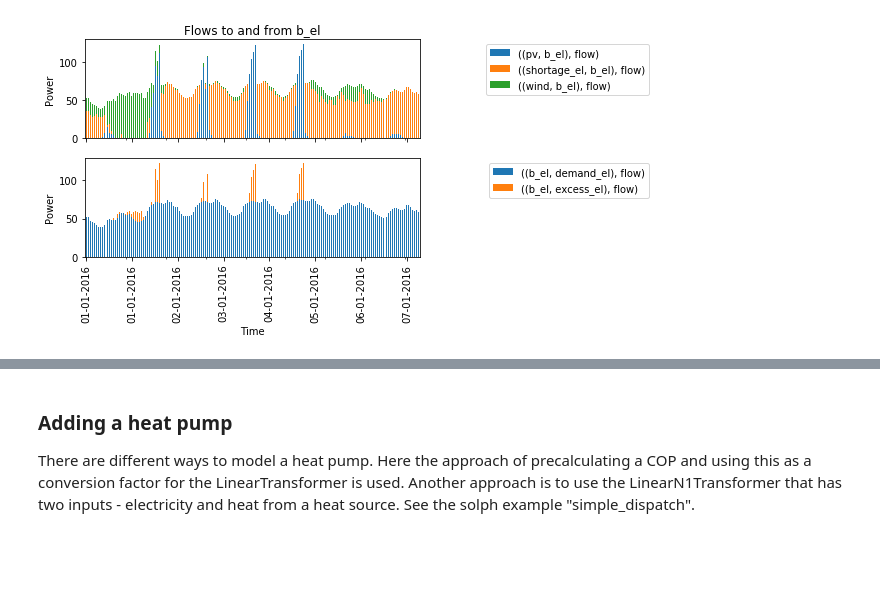
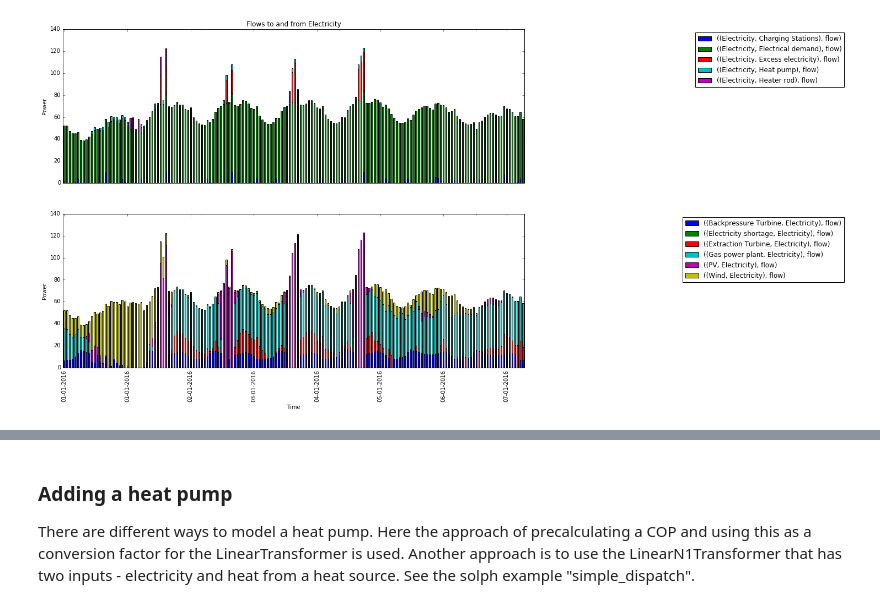
Before and after one commit to oemof/oemof-examples, a Jupyter notebook: oemof_examples/oemof.solph/v0.2.x/sector_coupling/sector_coupling.ipynb, the cells around one changed output, grey strips where cells are left out. Drawn from its saved outputs; the diff is of its cells as text; code cells hidden in the pictures; blank space fills up the shorter version.

```diff
--- a/oemof_examples/oemof.solph/v0.2.x/sector_coupling/sector_coupling.ipynb
+++ b/oemof_examples/oemof.solph/v0.2.x/sector_coupling/sector_coupling.ipynb
@@ -20,7 +20,7 @@ This example requires the latest oemof version and jupyter. Install by:
 from oemof.solph import EnergySystem
 import pandas as pd
 
-# initialize energy system
-energysystem = EnergySystem(timeindex=pd.date_range('1/1/2016',
-                                                    periods=168,
-                                                    freq='H'))
+
+energysystem = EnergySystem(
+    timeindex=pd.date_range('1/1/2016', periods=168, freq='H')
+)
@@ -29,5 +32,8 @@ energysystem = EnergySystem(timeindex=pd.date_range('1/1/2016',
 # %%
-# import example data with scaled demands and feedin timeseries of renewables
-# as dataframe
-data = pd.read_csv("data/example_data.csv", sep=",", index_col='timeindex', parse_dates=['timeindex'])
+data = pd.read_csv(
+    "data/example_data.csv",
+    sep=",",
+    index_col='timeindex',
+    parse_dates=['timeindex'],
+)
 # %% [markdown]
@@ -68,87 +114,56 @@ energysystem.add(Source(label="pv",
 # %%
-from oemof.solph import Model
 from oemof.outputlib import processing, views
-import numpy as np
 import matplotlib.pyplot as plt
 %matplotlib inline
 
-def optimize(energysystem):
 
-    ### optimize
-    # create operational model
-    om = Model(energysystem=energysystem)
-
-    # solve using the cbc solver
-    om.solve(solver='cbc',
-             solve_kwargs={'tee': False})
-
-    # save LP-file
-    om.write('sector_coupling.lp', io_options={'symbolic_solver_labels': True})
-
-    # generic result object
-    #results = processing.results(om=om)
-
-    return om
-
-
-def plot(om, bus_label):
-    """
-    Plots...
+def plot(om, label):
+    """ Plot stuff from the `energysystem`.
 
     Parameters
     ----------
     om : oemof.solph.models.OperationalModel
-    bus_label : String
-        Label of bus to be plotted.
+        The optimisation model containing the object whose information we want
+        to plot.
+    label : String
+        The `label` of the object containing the information to be plotted.
+        Said object is assumed to be an `oemof.Bus` instance.
     """
-
-    #ToDo: remove this once #387 is solved
-    def get_flows_to_and_from_bus(node_results_flows):
-        "Function to devide flows into ingoing and outgoing flows."
-        flows = list(node_results_flows.columns)
-        to_flows = []
-        from_flows = []
-        for flow in flows:
-            if flow[0][0] == bus_label:
-                from_flows.append(flow)
-            elif flow[0][1] == bus_label:
-                to_flows.append(flow)
-            else:
-                print("{} is neither from nor to bus.".format(flow))
-        return (to_flows, from_flows)
 
     # node_results is a dictionary keyed by 'scalars' and 'sequences'
     # holding respective data in a pandas Series and DataFrame.
-    node_results = views.node(om.results(), bus_label)
-    node_results_flows = node_results['sequences']
-    to_flows, from_flows = get_flows_to_and_from_bus(node_results_flows)
+    sequences = views.node(om.results(), label)['sequences']
+    to_flows = [flow for flow in sequences.columns if flow[0][0] == label]
+    from_flows = [flow for flow in sequences.columns if flow[0][1] == label]
 
-    # set up plot
-    f, (ax1, ax2) = plt.subplots(2, sharex=True, sharey=True)
-    node_results_flows[to_flows].plot(kind='bar', stacked=True, ax=ax1)
-    node_results_flows[from_flows].plot(kind='bar', stacked=True, ax=ax2)
+    f, (ax1, ax2) = plt.subplots(2, sharex=True)
+    sequences[to_flows].plot(kind='bar', stacked=True, ax=ax1, figsize=(15, 11))
+    sequences[from_flows].plot(kind='bar', stacked=True, ax=ax2, figsize=(15, 11))
 
-    ax1.set_title('Flows to and from {}'.format(bus_label))
+    ax1.set_title('Flows to and from {}'.format(label))
     ax1.legend(loc='upper right', bbox_to_anchor=(1.7, 1.0))
     ax2.legend(loc='upper right', bbox_to_anchor=(1.7, 1.0))
     ax1.set_ylabel('Power')
     ax2.set_xlabel('Time')
     ax2.set_ylabel('Power')
 
-    # set x-tick-labels
-    dates = node_results_flows.index
+    dates = sequences.index
     tick_distance = int(len(dates) / 7) - 1
     ax2.set_xticks(range(0, len(dates), tick_distance), minor=False)
-    ax2.set_xticklabels([item.strftime('%d-%m-%Y')
-         for item in dates.tolist()[0::tick_distance]],
-         rotation=90, minor=False)
+    ax2.set_xticklabels(
+        [
+            item.strftime('%d-%m-%Y')
+            for item in dates.tolist()[0::tick_distance]
+        ],
+        rotation=90,
+        minor=False,
+    )
 
     plt.show()
 
-om = optimize(energysystem)
-plot(om, 'b_el')
+plot(om, "Electricity")
 # %% [output]
-[figure, old version]
+[figure, new version]
 # %% [markdown]
 ## Adding the gas sector
 
```
Also changed, not shown: parts of 29 cells of this notebook.
